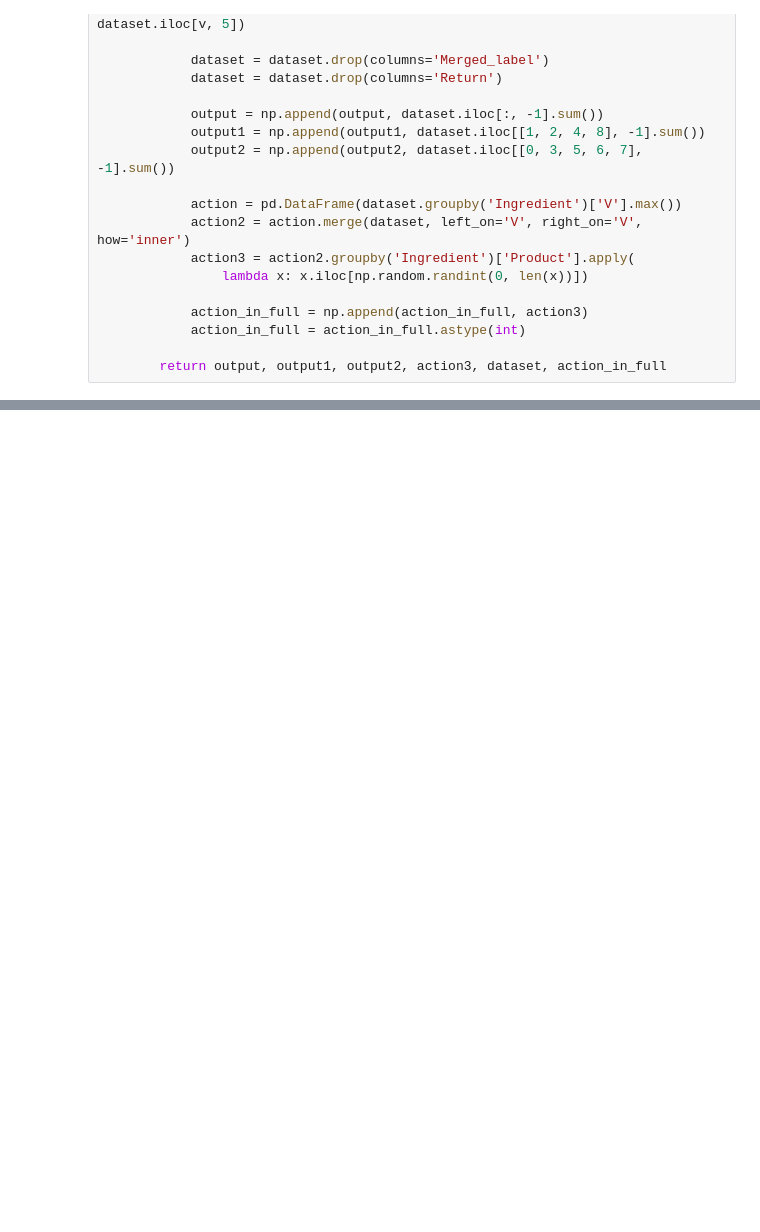
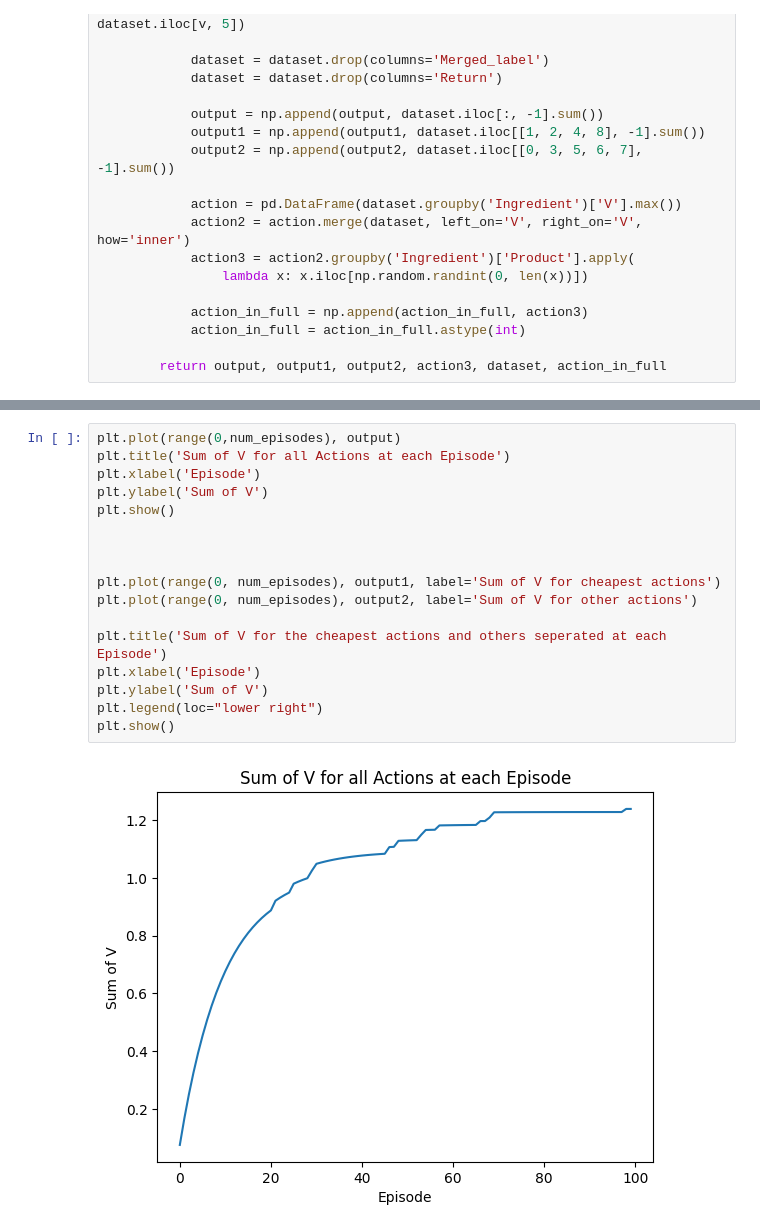
Before and after one commit to BlackHawk0/mealPlanner, a Jupyter notebook: mealplanner.ipynb, the cells around one changed output, grey strips where cells are left out. Drawn from its saved outputs; the diff is of its cells as text; blank space fills up the shorter version.

```diff
--- a/mealplanner.ipynb
+++ b/mealplanner.ipynb
@@ -173,0 +184,19 @@ Sum of V(a) for all episodes: [0.05       0.145      0.2305     0.30745    0.376
+# %%
+plt.plot(range(0,num_episodes), output)
+plt.title('Sum of V for all Actions at each Episode')
+plt.xlabel('Episode')
+plt.ylabel('Sum of V')
+plt.show()
+
+
+
+plt.plot(range(0, num_episodes), output1, label='Sum of V for cheapest actions')
+plt.plot(range(0, num_episodes), output2, label='Sum of V for other actions')
+
+plt.title('Sum of V for the cheapest actions and others seperated at each Episode')
+plt.xlabel('Episode')
+plt.ylabel('Sum of V')
+plt.legend(loc="lower right")
+plt.show()
+# %% [output]
+[figure, added]
```
Also changed, not shown: parts of 3 cells of this notebook.
